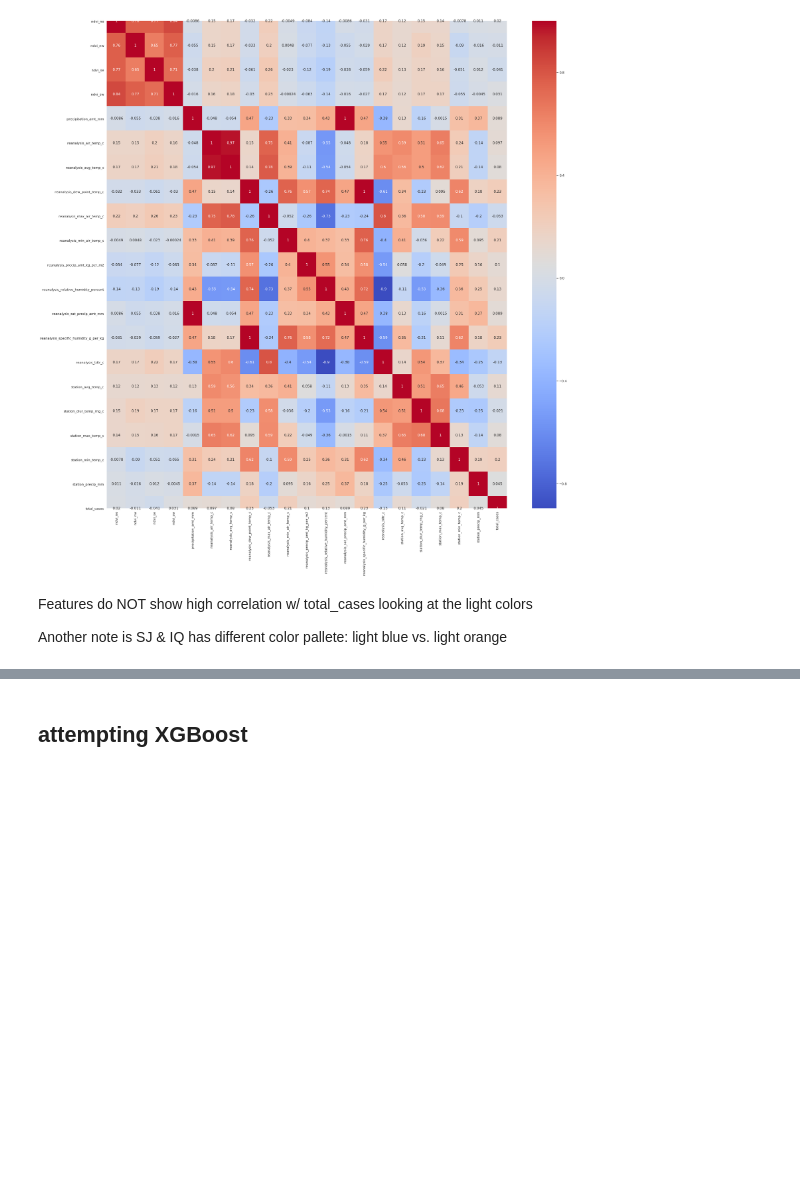
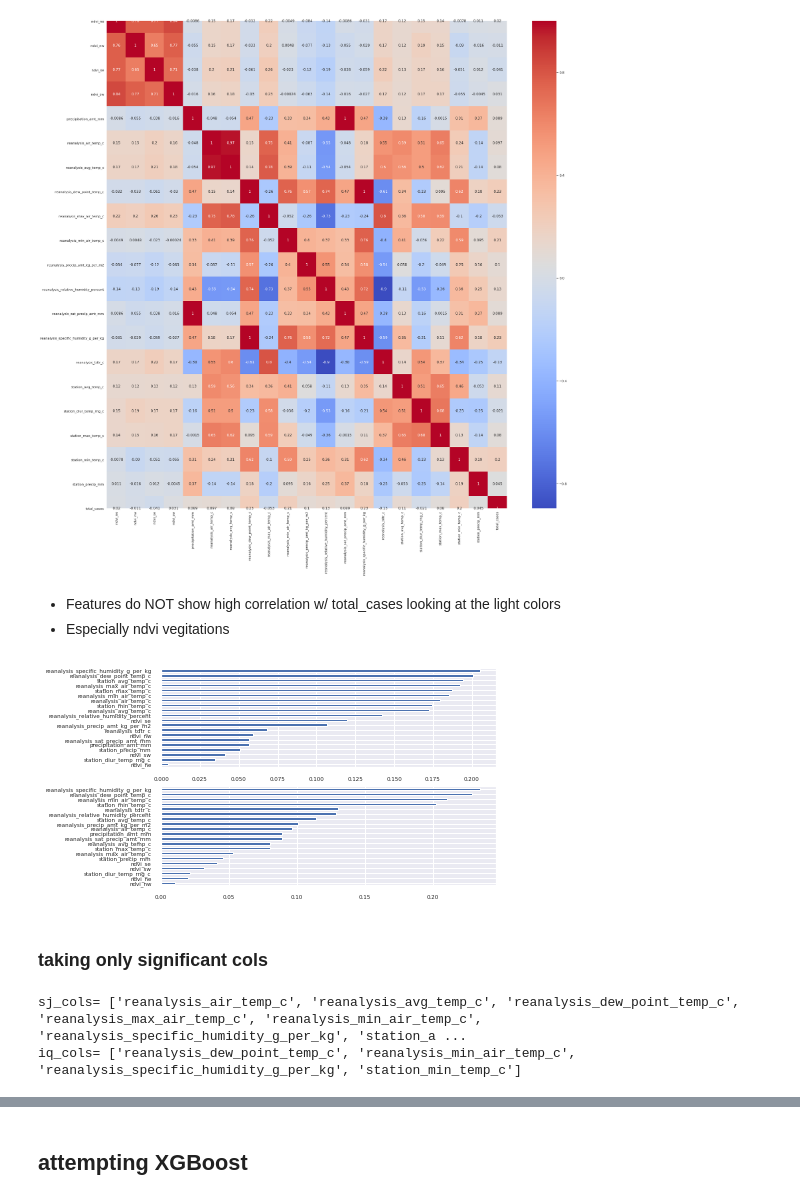
Before and after one commit to yelled1/DengiAI, a Jupyter notebook: DengiAnalysis.ipynb, the cells around one changed output, grey strips where cells are left out. Cells and saved outputs as stored; diff of their text form; code cells hidden in the pictures; blank space fills up the shorter version.

```diff
--- a/Analysis.ipynb
+++ b/DengiAnalysis.ipynb
@@ -148,7 +153,25 @@ plt.show()
 [figure]
 [figure]
 # %% [markdown]
-Features do NOT show high correlation w/ total_cases looking at the light colors
-
-Another note is SJ & IQ has different color pallete: light blue vs. light orange
+- Features do NOT show high correlation w/ total_cases looking at the light colors
+- Especially ndvi vegitations
+# %%
+sns.set(font_scale=.5)
+fig, axes = plt.subplots(2,1)
+abs(sj_x_corr).total_cases.drop('total_cases').sort_values().plot(kind='barh', label='SJ', ax=axes[0])
+abs(iq_x_corr).total_cases.drop('total_cases').sort_values().plot(kind='barh', label='SJ', ax=axes[1])
+plt.show()
+# %% [output]
+[figure, added]
+# %% [markdown]
+### taking only significant cols
+# %%
+sj_sig_cols = abs(sj_x_corr).total_cases.drop('total_cases').where(lambda x: x > .15).dropna().index
+iq_sig_cols = abs(iq_x_corr).total_cases.drop('total_cases').where(lambda x: x > .2).dropna().index
+
+print('sj_cols=', sj_sig_cols.tolist())
+print('iq_cols=', iq_sig_cols.tolist())
+# %% [output]
+sj_cols= ['reanalysis_air_temp_c', 'reanalysis_avg_temp_c', 'reanalysis_dew_point_temp_c', 'reanalysis_max_air_temp_c', 'reanalysis_min_air_temp_c', 'reanalysis_specific_humidity_g_per_kg', 'station_a ...
+iq_cols= ['reanalysis_dew_point_temp_c', 'reanalysis_min_air_temp_c', 'reanalysis_specific_humidity_g_per_kg', 'station_min_temp_c']
 # %%
```
Also changed, not shown: parts of 12 cells of this notebook, 2 other files.
